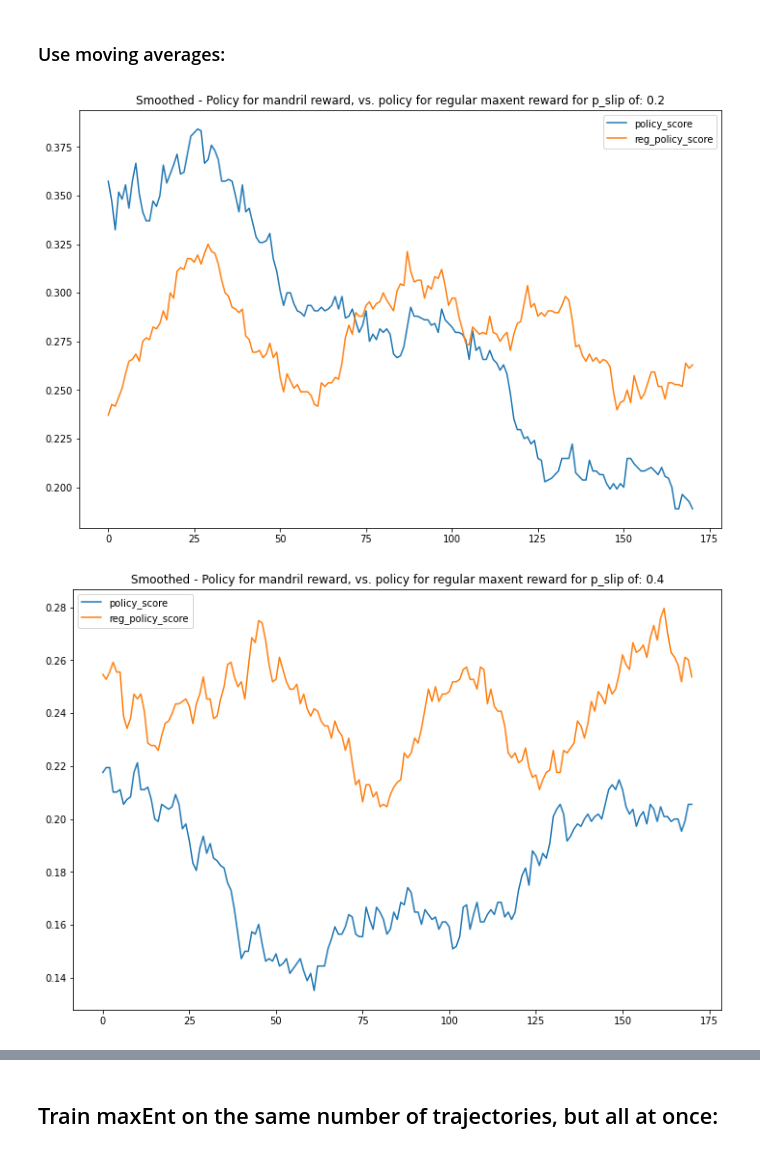
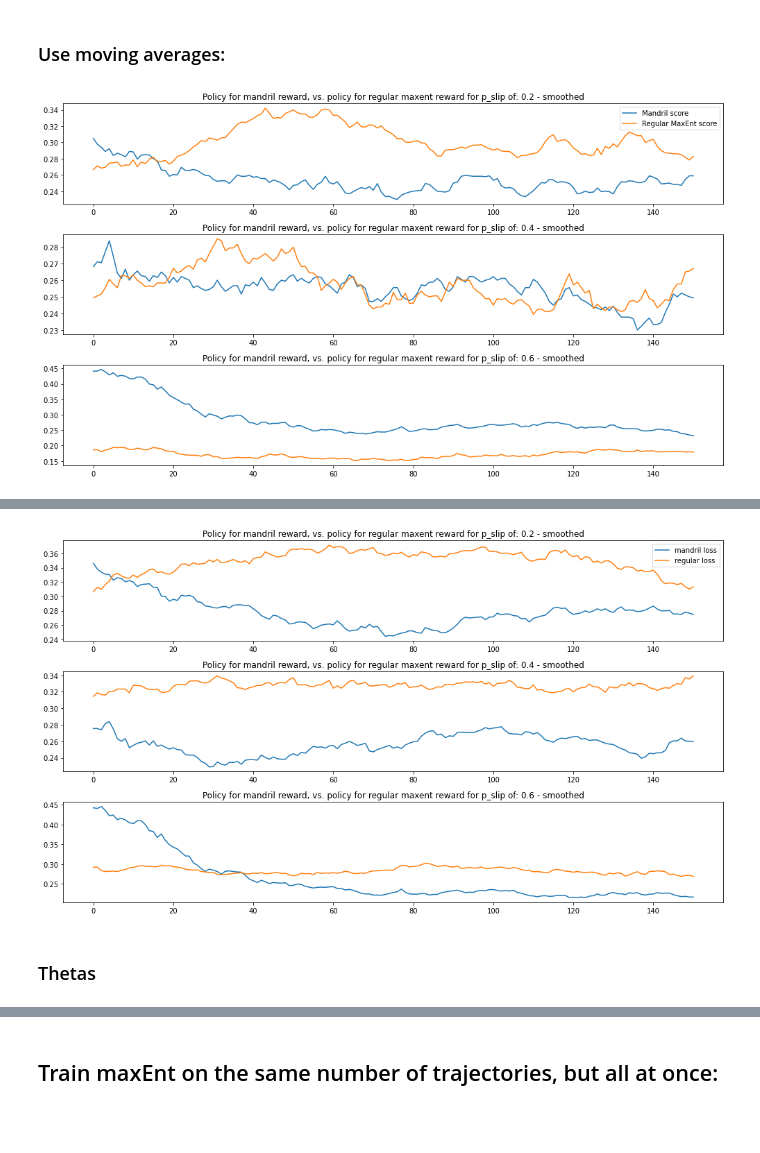
Before and after one commit to gthecht/mandril-project, a Jupyter notebook: src/mandril.ipynb, the cells around one changed output, grey strips where cells are left out. Drawn from its saved outputs; the diff is of its cells as text; code cells hidden in the pictures; blank space fills up the shorter version.

Commit message:
Gaussian jupyter run, with post-maxent losses

```diff
--- a/src/mandril.ipynb
+++ b/src/mandril.ipynb
@@ -133,7 +134,7 @@ plt.show()
 ## Add slippage
 # %%
 p_slip = 0.2
-data_02_slip = maml(N, batch_size, meta_lr, size, p_slip)
+data_02_slip, valid_data_02_slip = maml(N, batch_size, meta_lr, size, p_slip)
 fig = plt.figure(figsize=(12,8))
 plt.plot(range(N), data_02_slip["policy_score"], data_02_slip["reg_policy_score"])
 plt.legend(["policy_score", "reg_policy_score"])
@@ -147,7 +148,7 @@ maml_iteration(
     size,
     p_slip,
     terminal,
-    draw=True
+    draw=True,
 )
 plt.show()
 
@@ -158,6 +159,6 @@ p_slip = 0.0
 # %%
 p_slip = 0.4
-data_04_slip = maml(N, batch_size, meta_lr, size, p_slip)
+data_04_slip, valid_data_04_slip = maml(N, batch_size, meta_lr, size, p_slip)
 fig = plt.figure(figsize=(12,8))
 plt.plot(range(N), data_04_slip["policy_score"], data_04_slip["reg_policy_score"])
 plt.legend(["policy_score", "reg_policy_score"])
@@ -171,7 +172,7 @@ maml_iteration(
     size,
     p_slip,
     terminal,
-    draw=True
+    draw=True,
 )
 plt.show()
 
@@ -182,6 +183,6 @@ p_slip = 0.0
 # %%
 p_slip = 0.6
-data_06_slip = maml(N, batch_size, meta_lr, size, p_slip)
+data_06_slip, valid_data_06_slip = maml(N, batch_size, meta_lr, size, p_slip)
 fig = plt.figure(figsize=(12,8))
 plt.plot(range(N), data_06_slip["policy_score"], data_06_slip["reg_policy_score"])
 plt.legend(["policy_score", "reg_policy_score"])
@@ -195,7 +196,7 @@ maml_iteration(
     size,
     p_slip,
     terminal,
-    draw=True
+    draw=True,
 )
 plt.show()
 
@@ -206,25 +207,27 @@ p_slip = 0.0
 # %% [markdown]
 ### Use moving averages:
 # %%
-w = 30
+w = 50
 
-fig = plt.figure(figsize=(12,8))
+fig = plt.figure(figsize=(14,8))
+ax = fig.add_subplot(311)
 plt.plot(range(N+1-w), moving_average(data_02_slip["policy_score"],w), moving_average(data_02_slip["reg_policy_score"],w))
-plt.legend(["policy_score", "reg_policy_score"])
-plt.title("Smoothed - Policy for mandril reward, vs. policy for regular maxent reward for p_slip of: {0}".format(0.2))
+plt.legend(["Mandril score", "Regular MaxEnt score"])
+plt.title("Policy for mandril reward, vs. policy for regular maxent reward for p_slip of: {0} - smoothed".format(0.2))
+# plt.show()
+
+ax = fig.add_subplot(312)
+plt.plot(range(N+1-w), moving_average(data_04_slip["policy_score"],w), moving_average(data_04_slip["reg_policy_score"],w))
+# plt.legend(["policy_score", "reg_policy_score"])
+plt.title("Policy for mandril reward, vs. policy for regular maxent reward for p_slip of: {0} - smoothed".format(0.4))
+# plt.show()
+
+ax = fig.add_subplot(313)
+plt.plot(range(N+1-w), moving_average(data_06_slip["policy_score"],w), moving_average(data_06_slip["reg_policy_score"],w))
+# plt.legend(["policy_score", "reg_policy_score"])
+plt.title("Policy for mandril reward, vs. policy for regular maxent reward for p_slip of: {0} - smoothed".format(0.6))
+
+fig.tight_layout()
 plt.show()
-
-fig = plt.figure(figsize=(12,8))
-plt.plot(range(N+1-w), moving_average(data_04_slip["policy_score"],w), moving_average(data_04_slip["reg_policy_score"],w))
-plt.legend(["policy_score", "reg_policy_score"])
-plt.title("Smoothed - Policy for mandril reward, vs. policy for regular maxent reward for p_slip of: {0}".format(0.4))
-plt.show()
-
-fig = plt.figure(figsize=(12,8))
-plt.plot(range(N+1-w), moving_average(data_06_slip["policy_score"],w), moving_average(data_06_slip["reg_policy_score"],w))
-plt.legend(["policy_score", "reg_policy_score"])
-plt.title("Smoothed - Policy for mandril reward, vs. policy for regular maxent reward for p_slip of: {0}".format(0.6))
-plt.show()
 # %% [output]
-[figure, old version]
+[figure, new version]
-[figure, removed]
@@ -231,0 +234,25 @@ plt.show()
+# %%
+w = 50
+
+fig = plt.figure(figsize=(14,8))
+ax = fig.add_subplot(311)
+plt.plot(range(N+1-w), moving_average(data_02_slip["phi_loss"],w), moving_average(data_02_slip["reg_loss"],w))
+plt.legend(["mandril loss", "regular loss"])
+plt.title("Policy for mandril reward, vs. policy for regular maxent reward for p_slip of: {0} - smoothed".format(0.2))
+# plt.show()
+
+ax = fig.add_subplot(312)
+plt.plot(range(N+1-w), moving_average(data_04_slip["phi_loss"],w), moving_average(data_04_slip["reg_loss"],w))
+plt.title("Policy for mandril reward, vs. policy for regular maxent reward for p_slip of: {0} - smoothed".format(0.4))
+# plt.show()
+
+ax = fig.add_subplot(313)
+plt.plot(range(N+1-w), moving_average(data_06_slip["phi_loss"],w), moving_average(data_06_slip["reg_loss"],w))
+plt.title("Policy for mandril reward, vs. policy for regular maxent reward for p_slip of: {0} - smoothed".format(0.6))
+
+fig.tight_layout()
+plt.show()
+# %% [output]
+[figure, added]
+# %% [markdown]
+### Thetas
```
Also changed, not shown: parts of 6 cells of this notebook.
